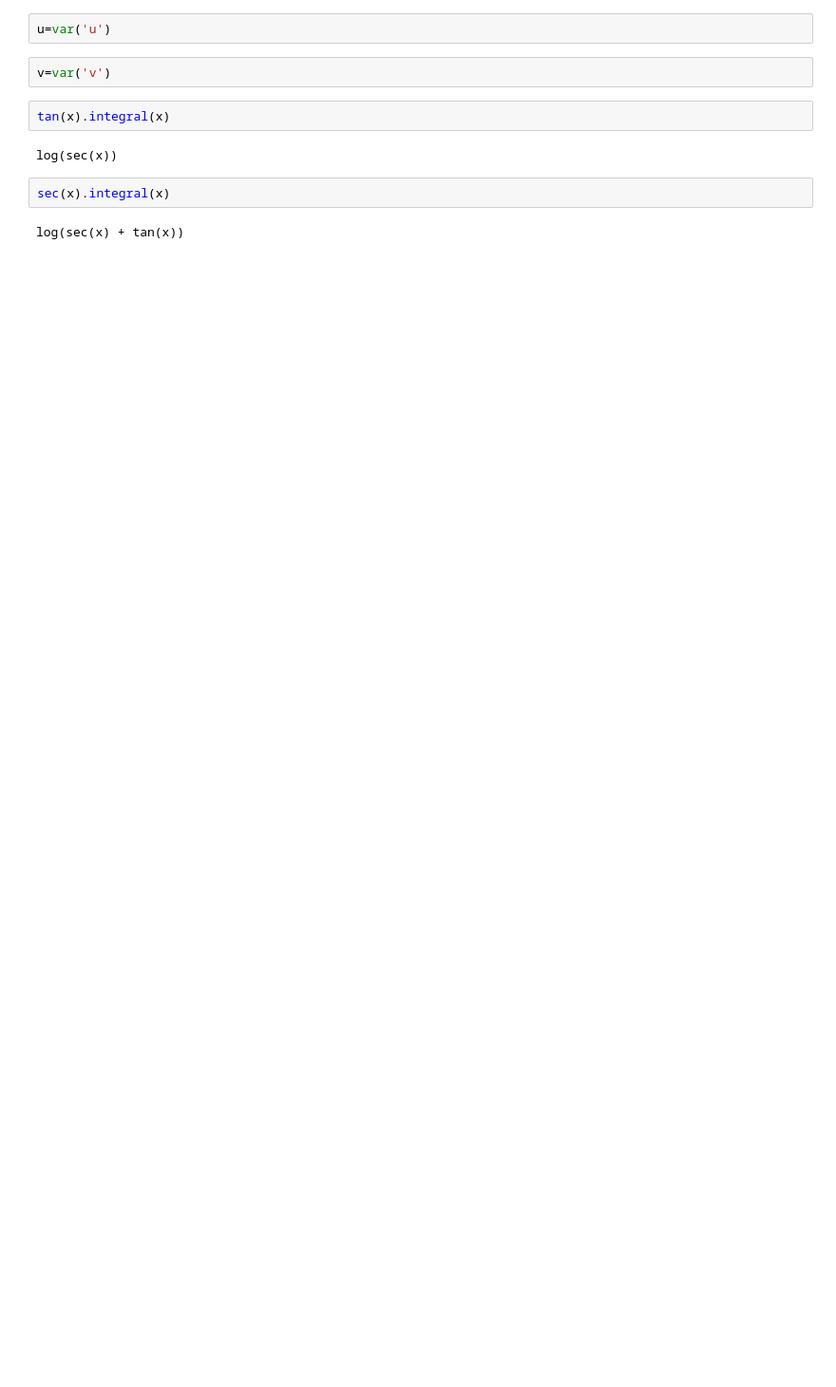
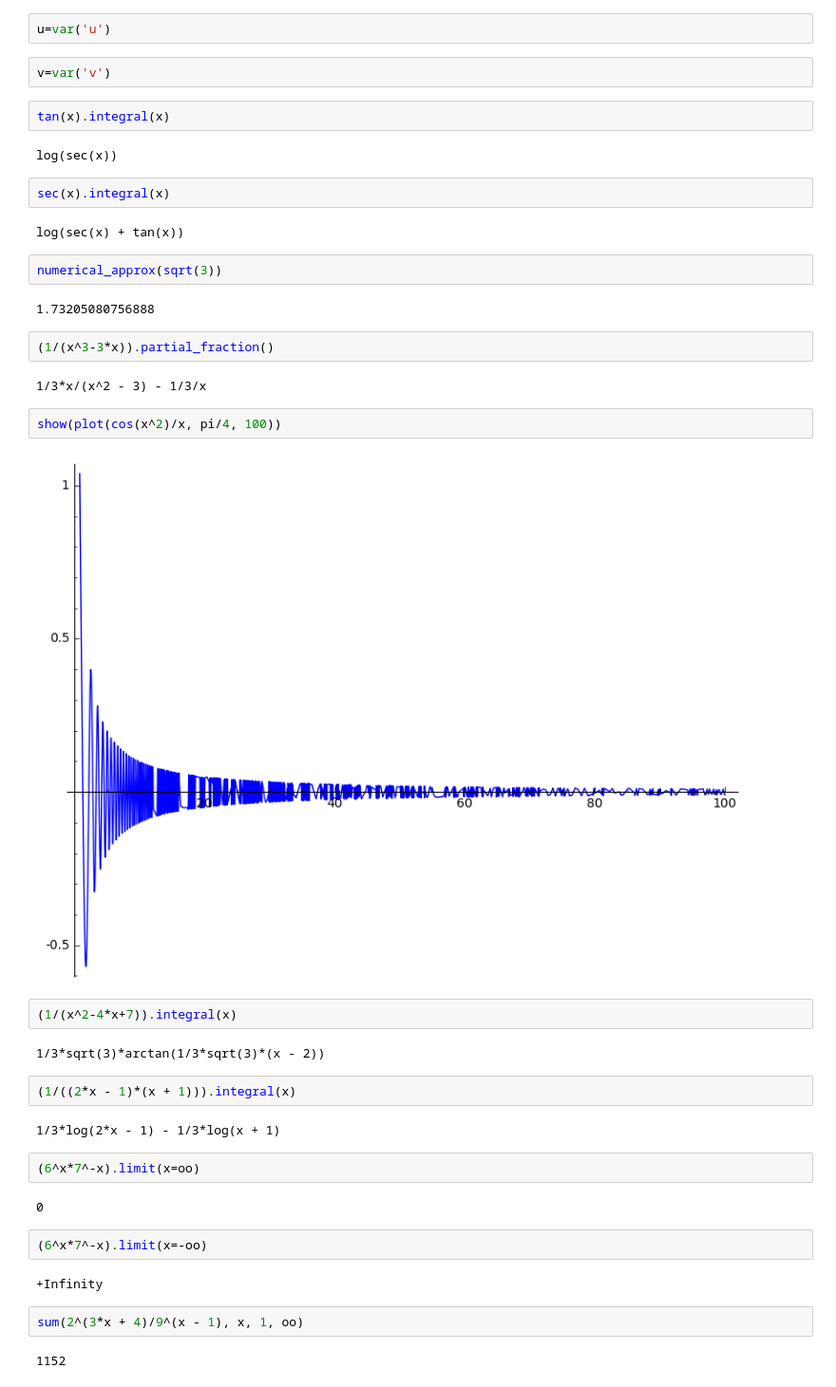
Before and after one commit to mathwiz/euclid, a Jupyter notebook: sage/Calc242_7-3.ipynb, the cells around one changed output. Shown at 95% size. Saved outputs shown, nothing was run; the diff lists cells and outputs as text; blank space fills up the shorter version.

```diff
--- a/sage/Calc242_7-3.ipynb
+++ b/sage/Calc242_7-3.ipynb
@@ -14,3 +14,35 @@ log(sec(x))
 sec(x).integral(x)
 # %% [output]
 log(sec(x) + tan(x))
+# %%
+numerical_approx(sqrt(3))
+# %% [output]
+1.73205080756888
+# %%
+(1/(x^3-3*x)).partial_fraction()
+# %% [output]
+1/3*x/(x^2 - 3) - 1/3/x
+# %%
+show(plot(cos(x^2)/x, pi/4, 100))
+# %% [output]
+[figure, added]
+# %%
+(1/(x^2-4*x+7)).integral(x)
+# %% [output]
+1/3*sqrt(3)*arctan(1/3*sqrt(3)*(x - 2))
+# %%
+(1/((2*x - 1)*(x + 1))).integral(x)
+# %% [output]
+1/3*log(2*x - 1) - 1/3*log(x + 1)
+# %%
+(6^x*7^-x).limit(x=oo)
+# %% [output]
+0
+# %%
+(6^x*7^-x).limit(x=-oo)
+# %% [output]
++Infinity
+# %%
+sum(2^(3*x + 4)/9^(x - 1), x, 1, oo)
+# %% [output]
+1152
```
Also changed, not shown: 1 other file.
